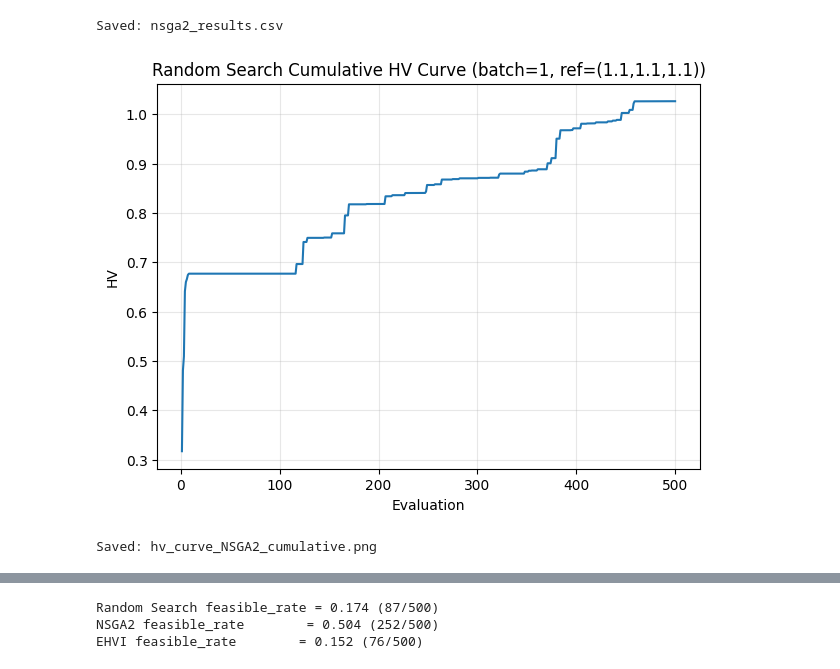
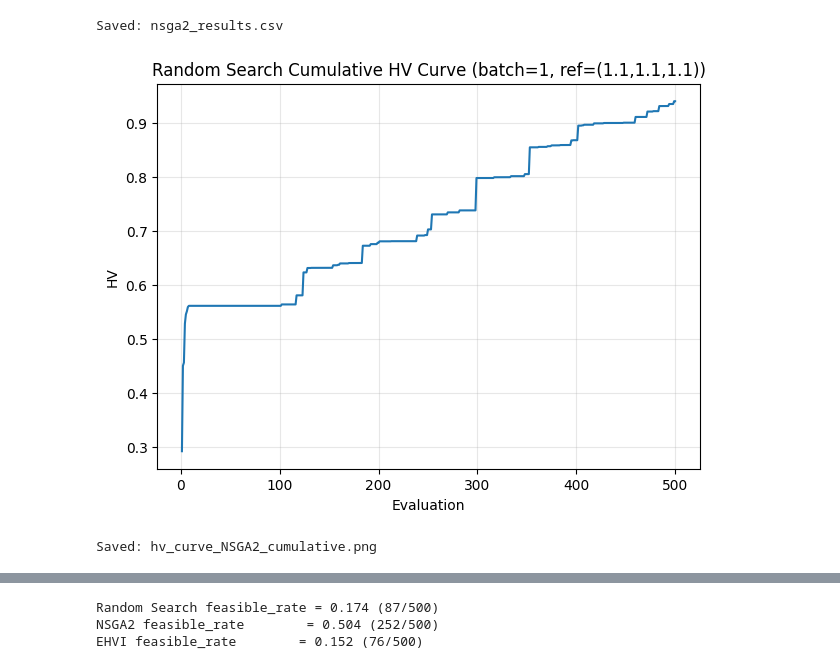
Before and after one commit to lbliek/Multiobjective-Wind-Farm-Layout-Optimization, a Jupyter notebook: generator/objs_const_NSGA2.ipynb, the cells around one changed output, grey strips where cells are left out. Saved outputs shown, nothing was run; the diff lists cells and outputs as text; code cells hidden in the pictures.

```diff
--- a/generator/objs_const_NSGA2.ipynb
+++ b/generator/objs_const_NSGA2.ipynb
@@ -483,8 +474,9 @@ REF_POINT = np.array([1.1, 1.1, 1.1], dtype=float)
 df = pd.read_csv(CSV_PATH)
 
 # Normalization bounds
-f_min = np.array([-7.00463867e+01,  2.00000000e-03,  3.84166049e+03], dtype=float)
-f_max = np.array([-9.95229626e+00,  1.00000000e+00,  9.26434954e+03], dtype=float)
+f_min = np.array([-6.95573120e+01,  1.00000000e-03,  2.28382467e+03], dtype=float)
+f_max = np.array([-1.10149710e+01,  1.00000000e+00,  8.94110975e+03], dtype=float)
+
 
 denom = f_max - f_min
 
@@ -519,32 +511,32 @@ for end in range(BATCH_SIZE, n + 1, BATCH_SIZE):
     hvs.append(hv_value)
 
 # handle tail case
 if n % BATCH_SIZE != 0:
     end = n
     cur = df.iloc[:end]
     cur_feas = cur[cur["feasible"] == 1]
     xs.append(end)
 
     if len(cur_feas) == 0:
         hvs.append(0.0)
     else:
         F = cur_feas[["f1", "f2", "f3"]].to_numpy(dtype=float)
         fronts = NonDominatedSorting().do(F)
         F_best = F[fronts[0]]
         F_best_norm = (F_best - f_min) / denom
         hvs.append(float(hv_indicator(F_best_norm)))
 
 # Plot
 plt.figure(figsize=(7, 5))
 plt.plot(xs, hvs)
 plt.xlabel("Evaluation")
 plt.ylabel("HV")
 plt.title(f"Random Search Cumulative HV Curve (batch={BATCH_SIZE}, ref=(1.1,1.1,1.1))")
 plt.grid(alpha=0.3)
 plt.savefig(r"hv_curve_NSGA2_cumulative.png", dpi=300, bbox_inches="tight")
 plt.show()
 
 print("Saved: hv_curve_NSGA2_cumulative.png")
 # %% [output]
-[figure, old version]
+[figure, new version]
 Saved: hv_curve_NSGA2_cumulative.png
```
Also changed, not shown: parts of 6 cells of this notebook, 7 other files.
